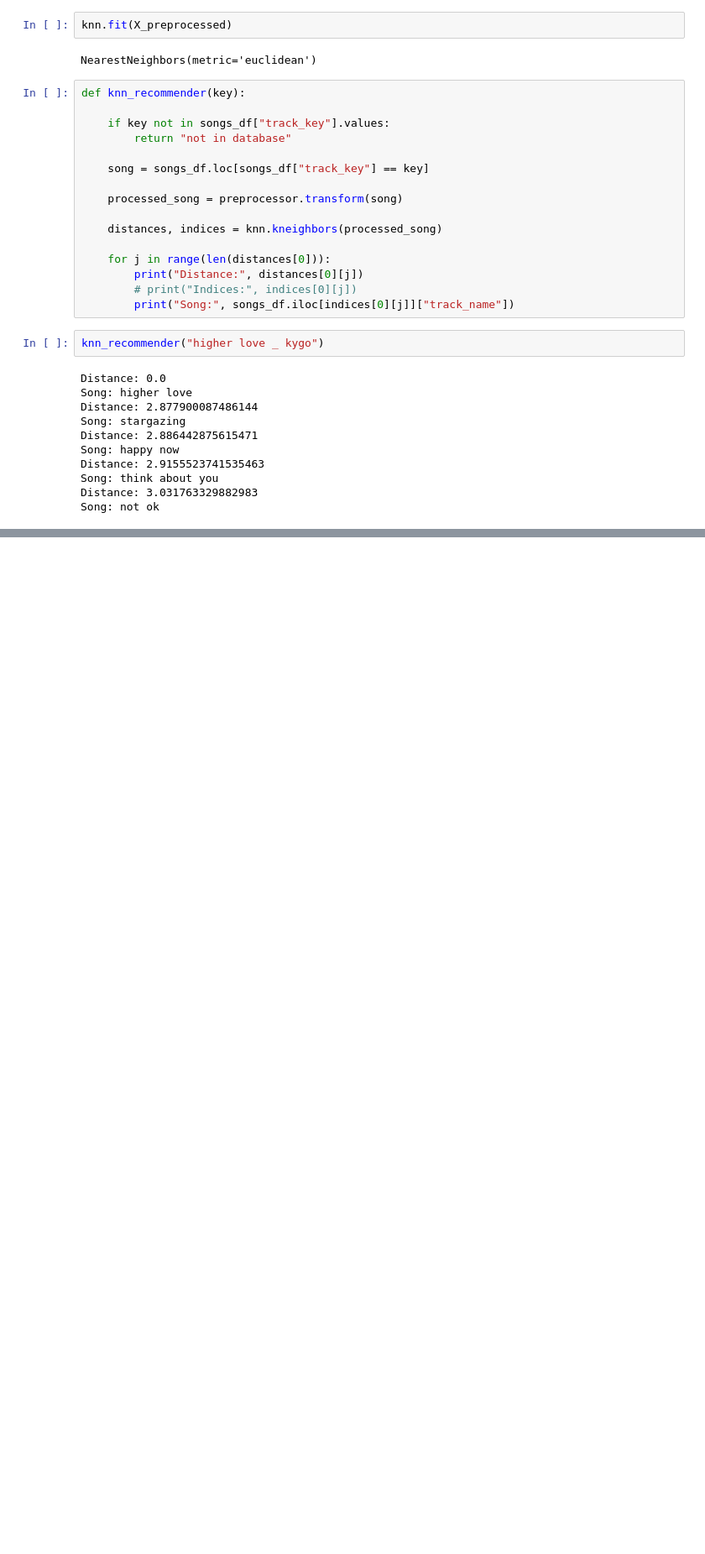
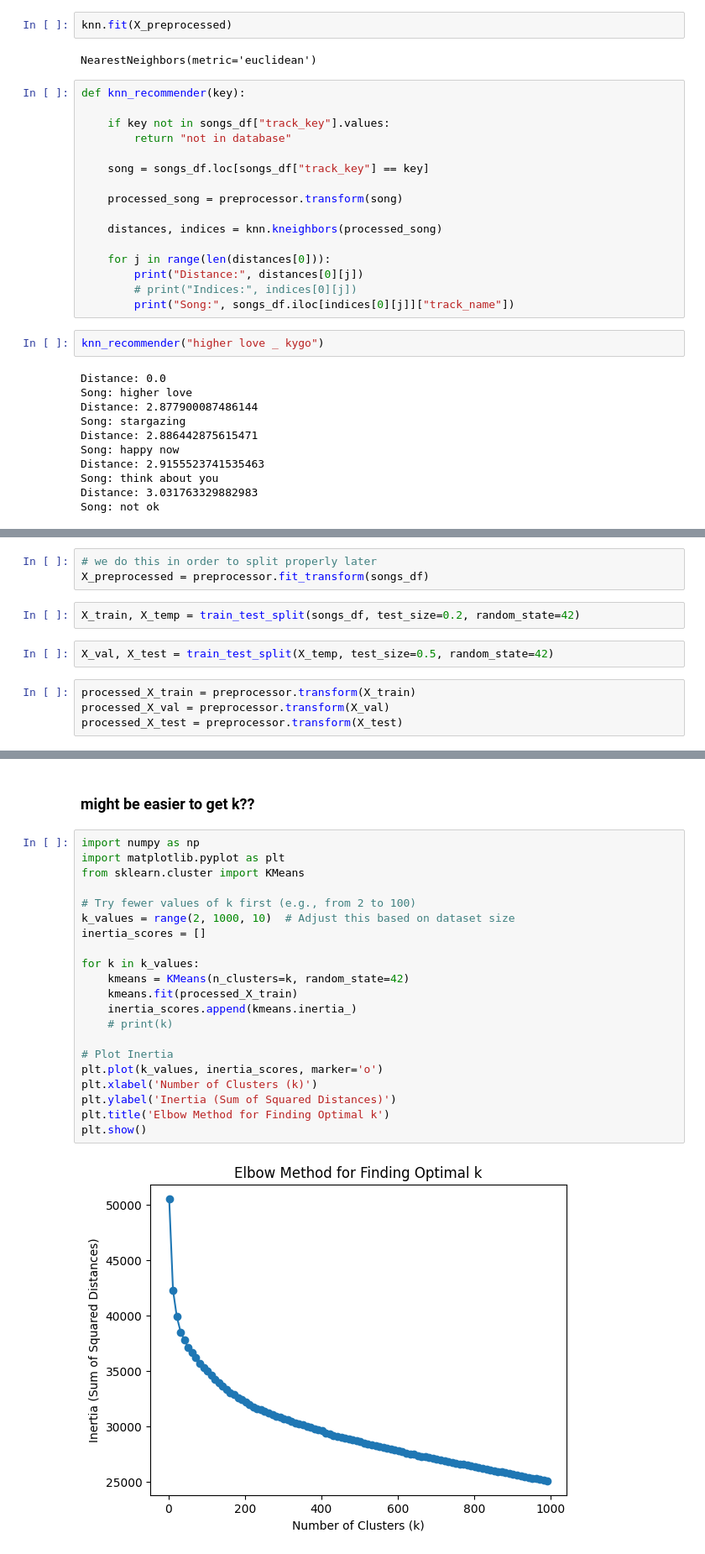
Before and after one commit to lilylogan/cs453_project, a Jupyter notebook: unsupervised_models.ipynb, the cells around one changed output, grey strips where cells are left out. Shown: that part at 84% size. Cells and saved outputs as stored; diff of their text form; blank space fills up the shorter version.

```diff
--- a/unsupervised_models.ipynb
+++ b/unsupervised_models.ipynb
@@ -71,0 +75,11 @@ Song: not ok
+# %%
+# we do this in order to split properly later
+X_preprocessed = preprocessor.fit_transform(songs_df)
+# %%
+X_train, X_temp = train_test_split(songs_df, test_size=0.2, random_state=42)
+# %%
+X_val, X_test = train_test_split(X_temp, test_size=0.5, random_state=42)
+# %%
+processed_X_train = preprocessor.transform(X_train)
+processed_X_val = preprocessor.transform(X_val)
+processed_X_test = preprocessor.transform(X_test)
@@ -71,0 +122,25 @@ Song: not ok
+# %% [markdown]
+### might be easier to get k??
+# %%
+import numpy as np
+import matplotlib.pyplot as plt
+from sklearn.cluster import KMeans
+
+# Try fewer values of k first (e.g., from 2 to 100)
+k_values = range(2, 1000, 10)  # Adjust this based on dataset size
+inertia_scores = []
+
+for k in k_values:
+    kmeans = KMeans(n_clusters=k, random_state=42)
+    kmeans.fit(processed_X_train)
+    inertia_scores.append(kmeans.inertia_)
+    # print(k)
+
+# Plot Inertia
+plt.plot(k_values, inertia_scores, marker='o')
+plt.xlabel('Number of Clusters (k)')
+plt.ylabel('Inertia (Sum of Squared Distances)')
+plt.title('Elbow Method for Finding Optimal k')
+plt.show()
+# %% [output]
+[figure, added]
```
Also changed, not shown: parts of 9 cells of this notebook.
